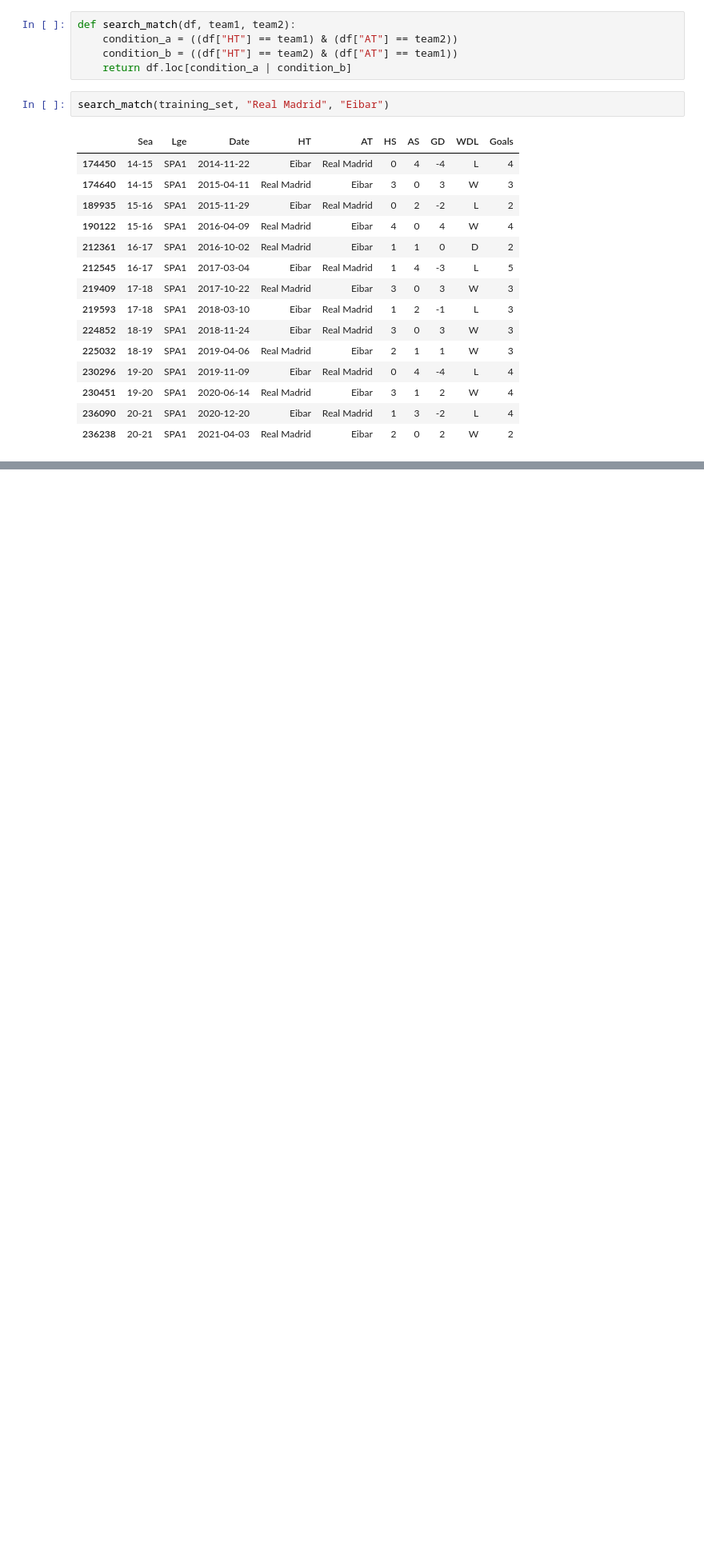
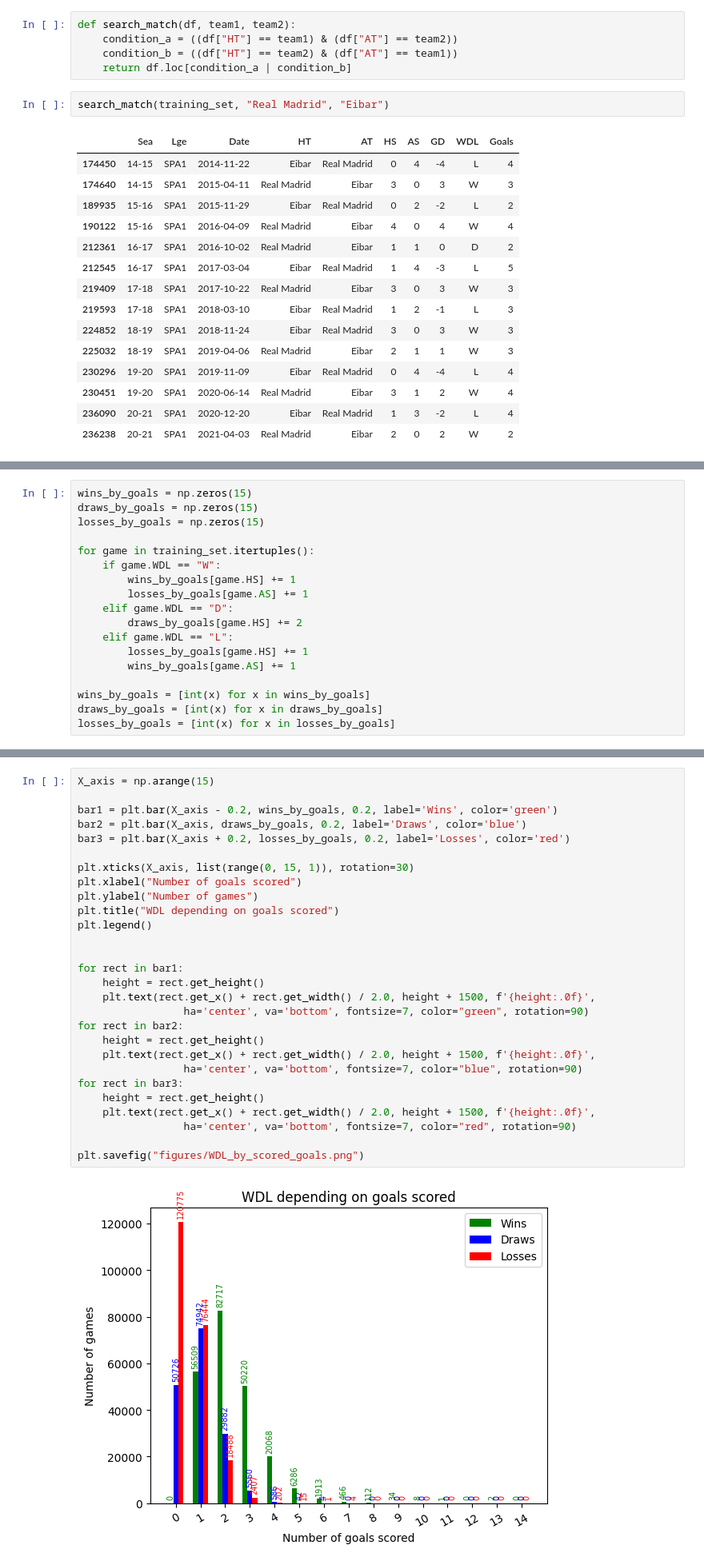
Before and after one commit to robertohdz98/soccer-prediction-challenge-2023, a Jupyter notebook: 01-explore_dataset.ipynb, the cells around one changed output, grey strips where cells are left out. Shown at 80% size. Saved outputs shown, nothing was run; the diff lists cells and outputs as text; blank space fills up the shorter version.

Commit message:
feat: depending on scored goals, WDL and WDL probability

```diff
--- a/01-explore_dataset.ipynb
+++ b/01-explore_dataset.ipynb
@@ -252,0 +255,18 @@ search_match(training_set, "Real Madrid", "Eibar")
+# %%
+wins_by_goals = np.zeros(15)
+draws_by_goals = np.zeros(15)
+losses_by_goals = np.zeros(15)
+
+for game in training_set.itertuples():
+    if game.WDL == "W":
+        wins_by_goals[game.HS] += 1
+        losses_by_goals[game.AS] += 1
+    elif game.WDL == "D":
+        draws_by_goals[game.HS] += 2
+    elif game.WDL == "L":
+        losses_by_goals[game.HS] += 1
+        wins_by_goals[game.AS] += 1
+
+wins_by_goals = [int(x) for x in wins_by_goals]
+draws_by_goals = [int(x) for x in draws_by_goals]
+losses_by_goals = [int(x) for x in losses_by_goals]
@@ -252,0 +291,30 @@ search_match(training_set, "Real Madrid", "Eibar")
+# %%
+X_axis = np.arange(15)
+
+bar1 = plt.bar(X_axis - 0.2, wins_by_goals, 0.2, label='Wins', color='green')
+bar2 = plt.bar(X_axis, draws_by_goals, 0.2, label='Draws', color='blue')
+bar3 = plt.bar(X_axis + 0.2, losses_by_goals, 0.2, label='Losses', color='red')
+
+plt.xticks(X_axis, list(range(0, 15, 1)), rotation=30)
+plt.xlabel("Number of goals scored")
+plt.ylabel("Number of games")
+plt.title("WDL depending on goals scored")
+plt.legend()
+
+
+for rect in bar1:
+    height = rect.get_height()
+    plt.text(rect.get_x() + rect.get_width() / 2.0, height + 1500, f'{height:.0f}',
+                 ha='center', va='bottom', fontsize=7, color="green", rotation=90)
+for rect in bar2:
+    height = rect.get_height()
+    plt.text(rect.get_x() + rect.get_width() / 2.0, height + 1500, f'{height:.0f}',
+                 ha='center', va='bottom', fontsize=7, color="blue", rotation=90)
+for rect in bar3:
+    height = rect.get_height()
+    plt.text(rect.get_x() + rect.get_width() / 2.0, height + 1500, f'{height:.0f}',
+                 ha='center', va='bottom', fontsize=7, color="red", rotation=90)
+
+plt.savefig("figures/WDL_by_scored_goals.png")
+# %% [output]
+[figure, added]
```
Also changed, not shown: parts of 5 cells of this notebook, 2 other files.
